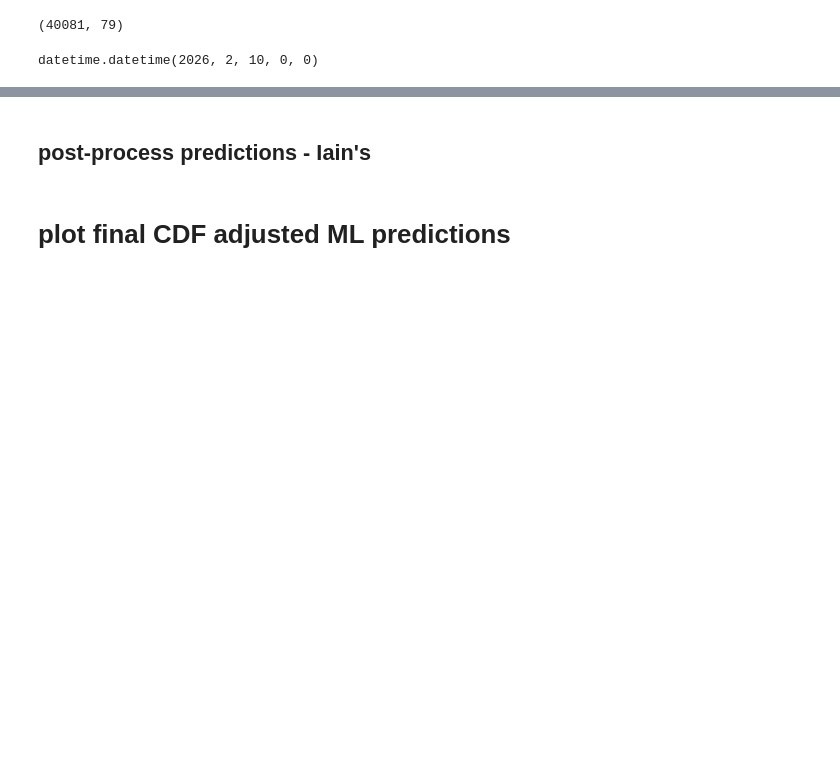
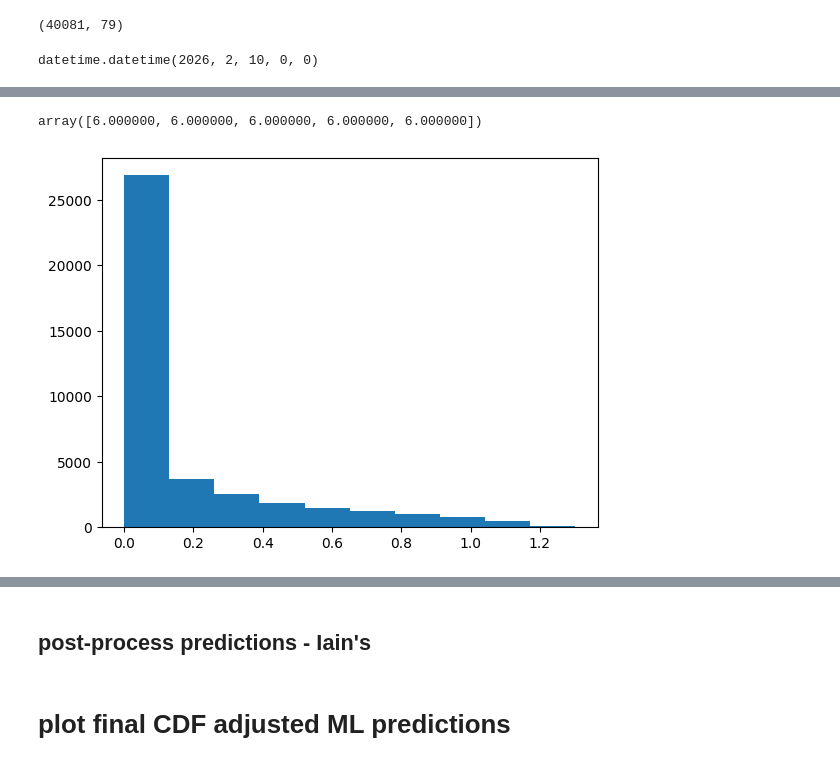
Before and after one commit to ilmcconnell/HRSM, a Jupyter notebook: HRSM_MAPPING_ML_pipeline_multiplePoints_lgar_inputs.ipynb, the cells around one changed output, grey strips where cells are left out. Cells and saved outputs as stored; diff of their text form; code cells hidden in the pictures; blank space fills up the shorter version.

```diff
--- a/HRSM_MAPPING_ML_pipeline_multiplePoints_lgar_inputs.ipynb
+++ b/HRSM_MAPPING_ML_pipeline_multiplePoints_lgar_inputs.ipynb
@@ -4363,0 +4347,9 @@ print("All files copied to GDrive")
+# %%
+soilid_arr[:, 1]  # texture params for LGAR model for site id 7
+# %% [output]
+array([6.000000, 6.000000, 6.000000, 6.000000, 6.000000])
+# %%
+_ = plt.hist(PET_arr[1,:])
+plt.show()
+# %% [output]
+[figure, added]
```
Also changed, not shown: parts of 21 cells of this notebook.
